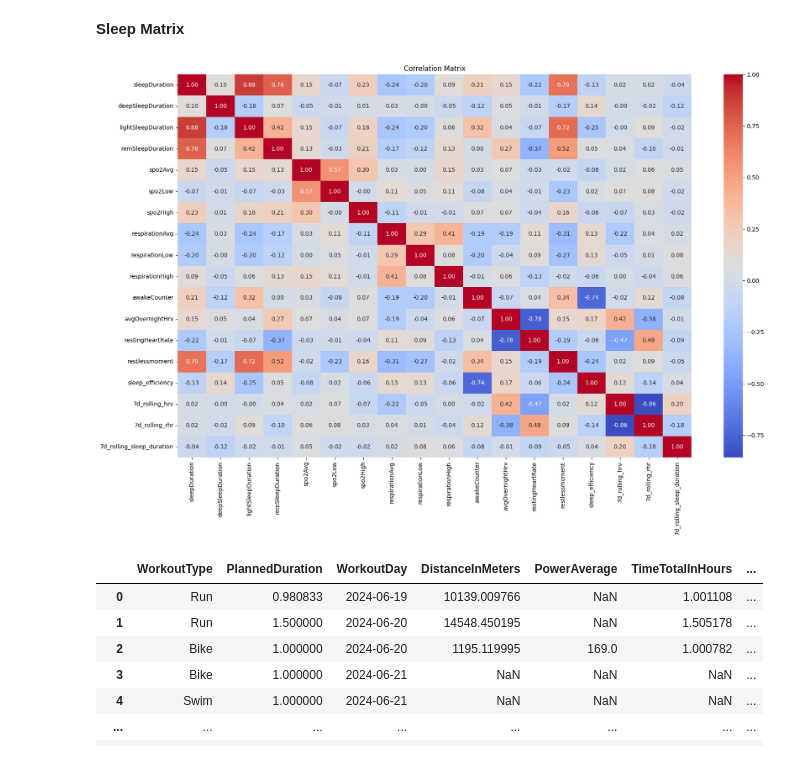
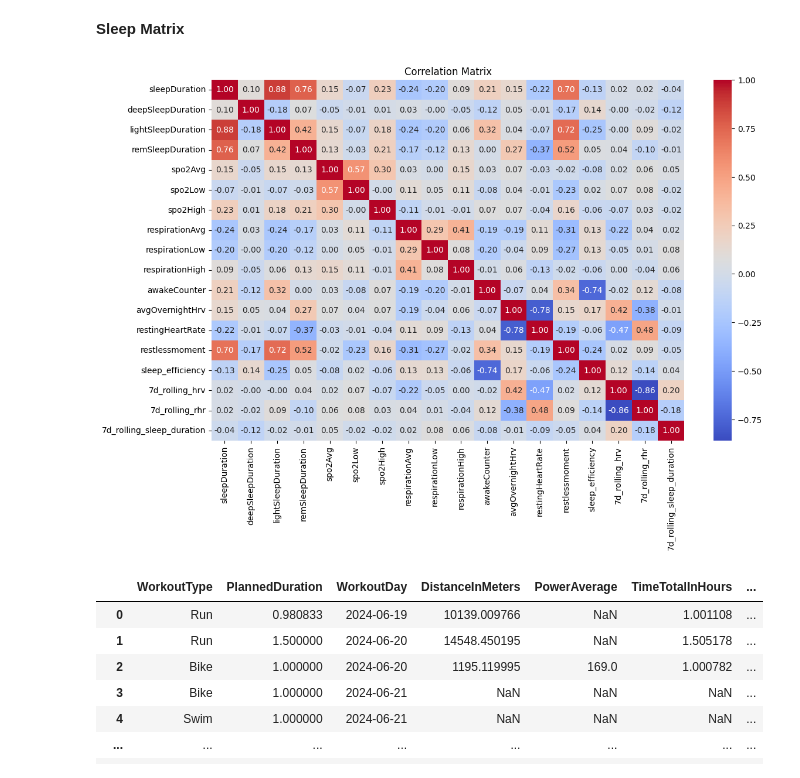
Before and after one commit to amoyeni/Garmin-EDA, a Jupyter notebook: EDA/EDA_Supabase.ipynb, the cells around one changed output. Drawn from its saved outputs; the diff is of its cells as text; code cells hidden in the pictures.

```diff
--- a/EDA/EDA_Supabase.ipynb
+++ b/EDA/EDA_Supabase.ipynb
@@ -318,12 +318,12 @@ plt.show()
 # %% [markdown]
 **Sleep Matrix**
 # %%
-plt.figure(figsize=(20, 12))
+plt.figure(figsize=(13, 8))
 sns.heatmap(df_clean.corr(numeric_only=True), annot=True, fmt=".2f", cmap="coolwarm")
 plt.title("Correlation Matrix")
 plt.show()
 # %% [output]
-[figure, old version]
+[figure, new version]
 # %%
 #Testing adding workouts
 df = pd.read_csv("../data/training_24_25/workouts.csv")
```
Also changed, not shown: parts of 6 cells of this notebook, 2 other files.
